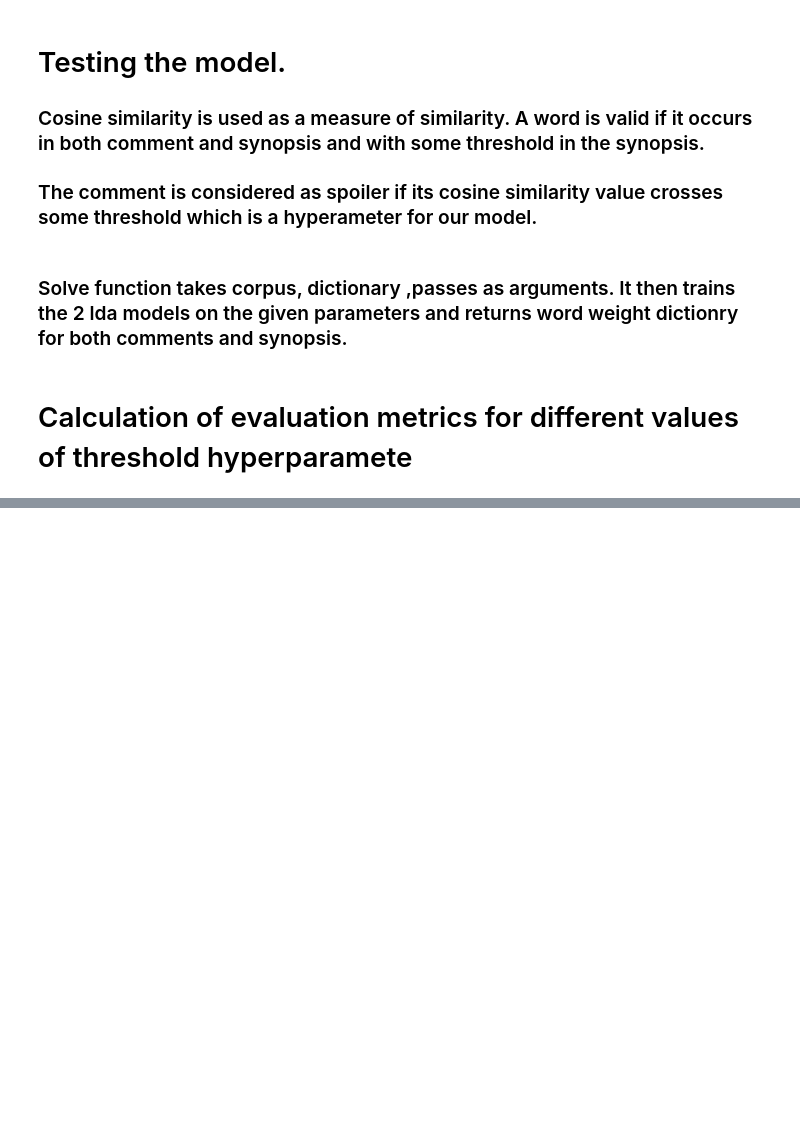
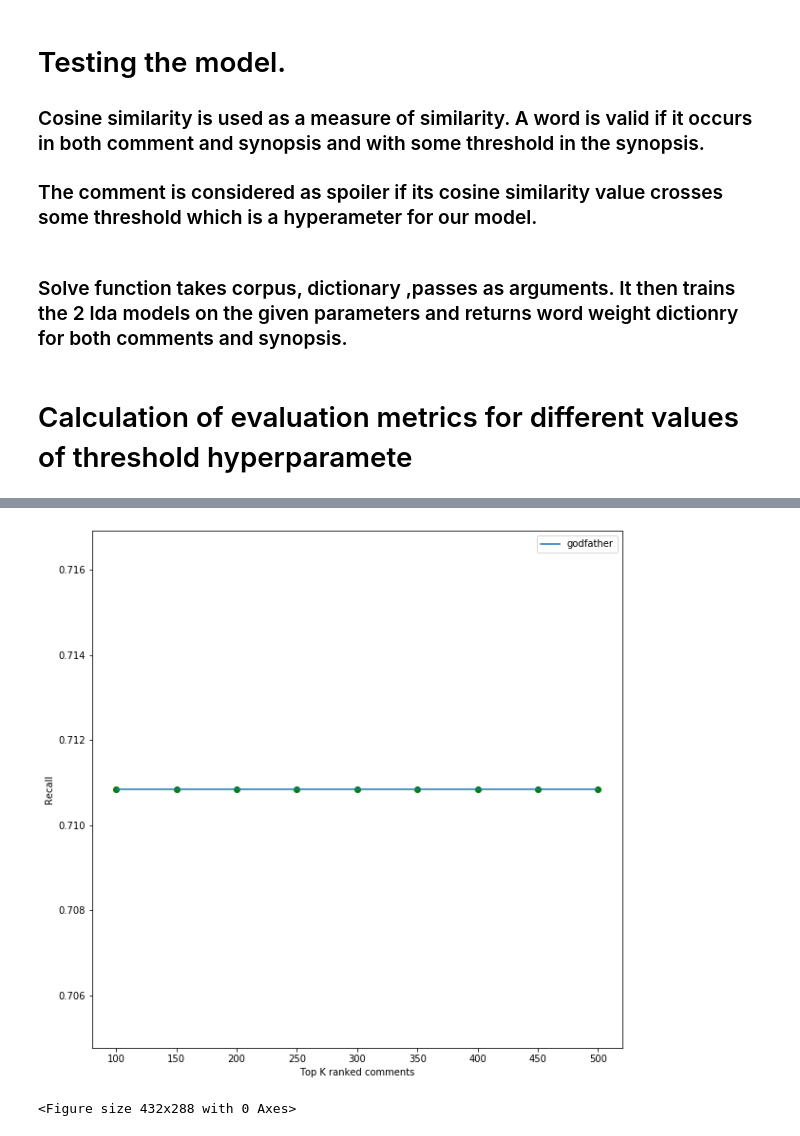
Before and after one commit to atharva-sarage/Data-Mining, a Jupyter notebook: LDA_Synonyms.ipynb, the cells around one changed output, grey strips where cells are left out. Drawn from its saved outputs; the diff is of its cells as text; code cells hidden in the pictures; blank space fills up the shorter version.

```diff
--- a/LDA_Synonyms.ipynb
+++ b/LDA_Synonyms.ipynb
@@ -336,0 +392,20 @@ print(true_positive,true_negative,false_positive,false_negative,f1score,accuracy
+# %%
+#  Recall vs top k comments
+import numpy as np
+import matplotlib.pyplot as plt
+from matplotlib.pyplot import figure
+figure(figsize=(10,10))
+
+
+plt.scatter(klist,rec,marker='o' ,color='g')
+line1,=plt.plot(klist,rec)
+
+
+plt.legend((line1,), ('godfather',))
+plt.xlabel('Top K ranked comments')
+plt.ylabel('Recall')
+plt.show()
+plt.savefig("plot.jpeg")
+# %% [output]
+[figure, added]
+<Figure size 432x288 with 0 Axes>
```
Also changed, not shown: parts of 8 cells of this notebook, 1 other file.
